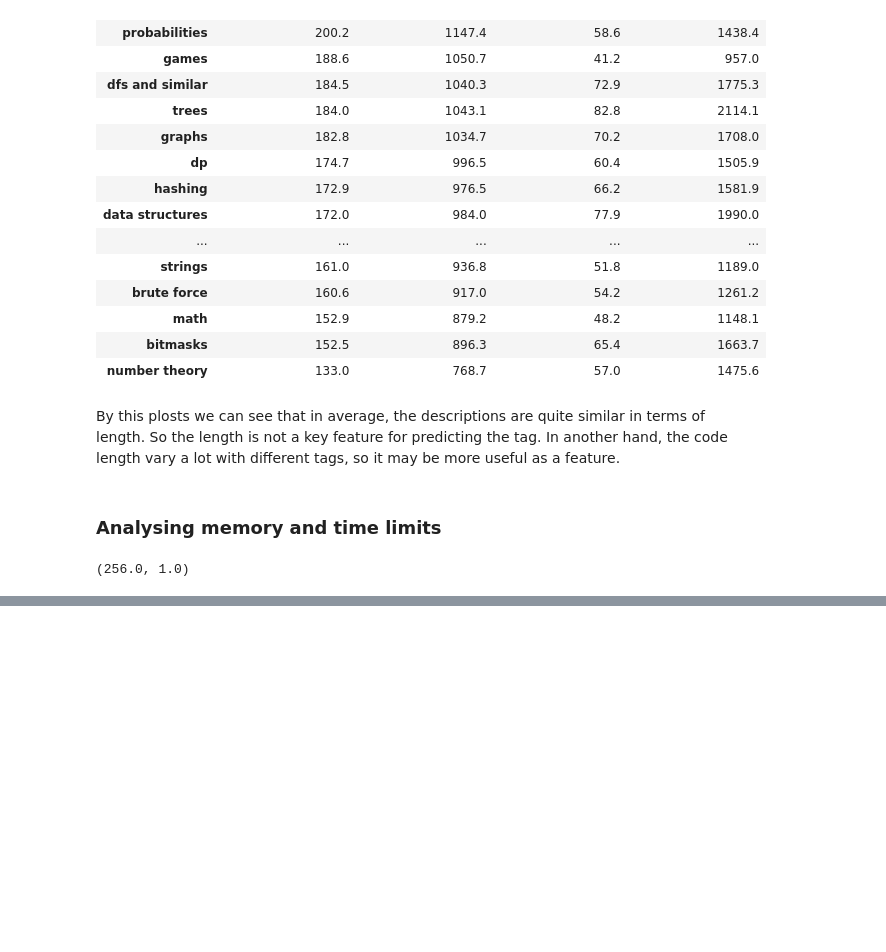
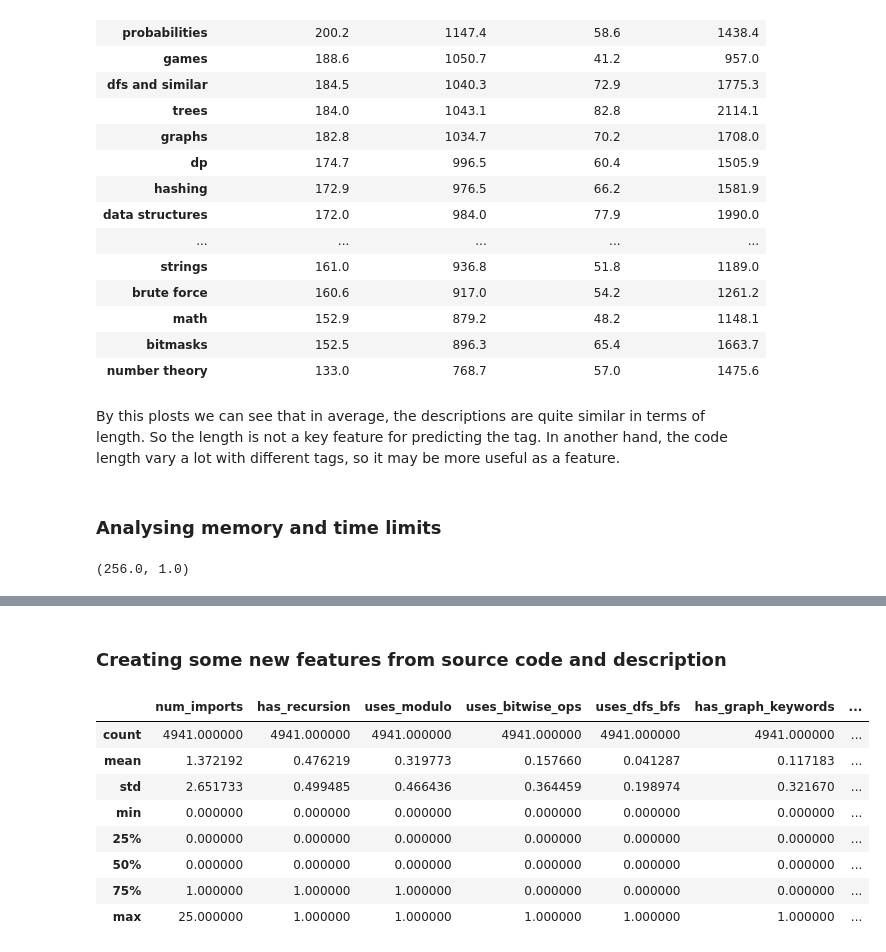
Before and after one commit to AndreWerneck/CodingChallengeTagClassification, a Jupyter notebook: eda.ipynb, the cells around one changed output, grey strips where cells are left out. Drawn from its saved outputs; the diff is of its cells as text; code cells hidden in the pictures; blank space fills up the shorter version.

```diff
--- a/eda.ipynb
+++ b/eda.ipynb
@@ -492,0 +487,68 @@ data_df.head()
+# %% [markdown]
+### Creating some new features from source code and description
+# %%
+# Define helper functions to extract smart features from code and description
+
+def count_imports(code):
+    return code.count("import")
+
+def has_recursion(code):
+    # Checks if any defined function calls itself
+    lines = code.splitlines()
+    for line in lines:
+        if "def " in line:
+            func_name = line.split("def ")[1].split("(")[0].strip()
+            if func_name and f"{func_name}(" in code:
+                return 1
+    return 0
+
+def uses_modulo(code):
+    return int('%' in code)
+
+def uses_bitwise_ops(code):
+    bitwise_operators = ['&', '|', '^', '<<', '>>']
+    return int(any(op in code for op in bitwise_operators))
+
+def uses_dfs_bfs(code):
+    return int("dfs" in code.lower() or "bfs" in code.lower())
+
+def has_graph_keywords(desc):
+    keywords = ["node", "edge", "adjacency", "graph"]
+    return int(any(kw in desc.lower() for kw in keywords))
+
+def has_dp_keywords(desc):
+    keywords = ["subproblem", "memo", "cache", "dynamic programming"]
+    return int(any(kw in desc.lower() for kw in keywords))
+
+def has_equation(desc):
+    return int("$$" in desc or "\\(" in desc or "\\[" in desc) if isinstance(desc, str) else 0
+
+
+# Apply functions to the dataset
+data_df["num_imports"] = data_df["source_code"].fillna("").apply(count_imports)
+data_df["has_recursion"] = data_df["source_code"].fillna("").apply(has_recursion)
+data_df["uses_modulo"] = data_df["source_code"].fillna("").apply(uses_modulo)
+data_df["uses_bitwise_ops"] = data_df["source_code"].fillna("").apply(uses_bitwise_ops)
+data_df["uses_dfs_bfs"] = data_df["source_code"].fillna("").apply(uses_dfs_bfs)
+data_df["has_graph_keywords"] = data_df["prob_desc_description"].fillna("").apply(has_graph_keywords)
+data_df["has_dp_keywords"] = data_df["prob_desc_description"].fillna("").apply(has_dp_keywords)
+data_df["has_equation"] = data_df["prob_desc_description"].fillna("").apply(has_equation)
+
+
+# Show the updated dataset with new features
+data_df[
+    [
+        "num_imports", "has_recursion", "uses_modulo", "uses_bitwise_ops",
+        "uses_dfs_bfs", "has_graph_keywords", "has_dp_keywords","has_equation"
+    ]
+].describe()
+# %% [output]
+|  | num_imports | has_recursion | uses_modulo | uses_bitwise_ops | uses_dfs_bfs | has_graph_keywords | ... |
+| count | 4941.000000 | 4941.000000 | 4941.000000 | 4941.000000 | 4941.000000 | 4941.000000 | ... |
+| mean | 1.372192 | 0.476219 | 0.319773 | 0.157660 | 0.041287 | 0.117183 | ... |
+| std | 2.651733 | 0.499485 | 0.466436 | 0.364459 | 0.198974 | 0.321670 | ... |
+| min | 0.000000 | 0.000000 | 0.000000 | 0.000000 | 0.000000 | 0.000000 | ... |
+| 25% | 0.000000 | 0.000000 | 0.000000 | 0.000000 | 0.000000 | 0.000000 | ... |
+| 50% | 0.000000 | 0.000000 | 0.000000 | 0.000000 | 0.000000 | 0.000000 | ... |
+| 75% | 1.000000 | 1.000000 | 1.000000 | 0.000000 | 0.000000 | 0.000000 | ... |
+| max | 25.000000 | 1.000000 | 1.000000 | 1.000000 | 1.000000 | 1.000000 | ... |
```
Also changed, not shown: parts of 8 cells of this notebook.
